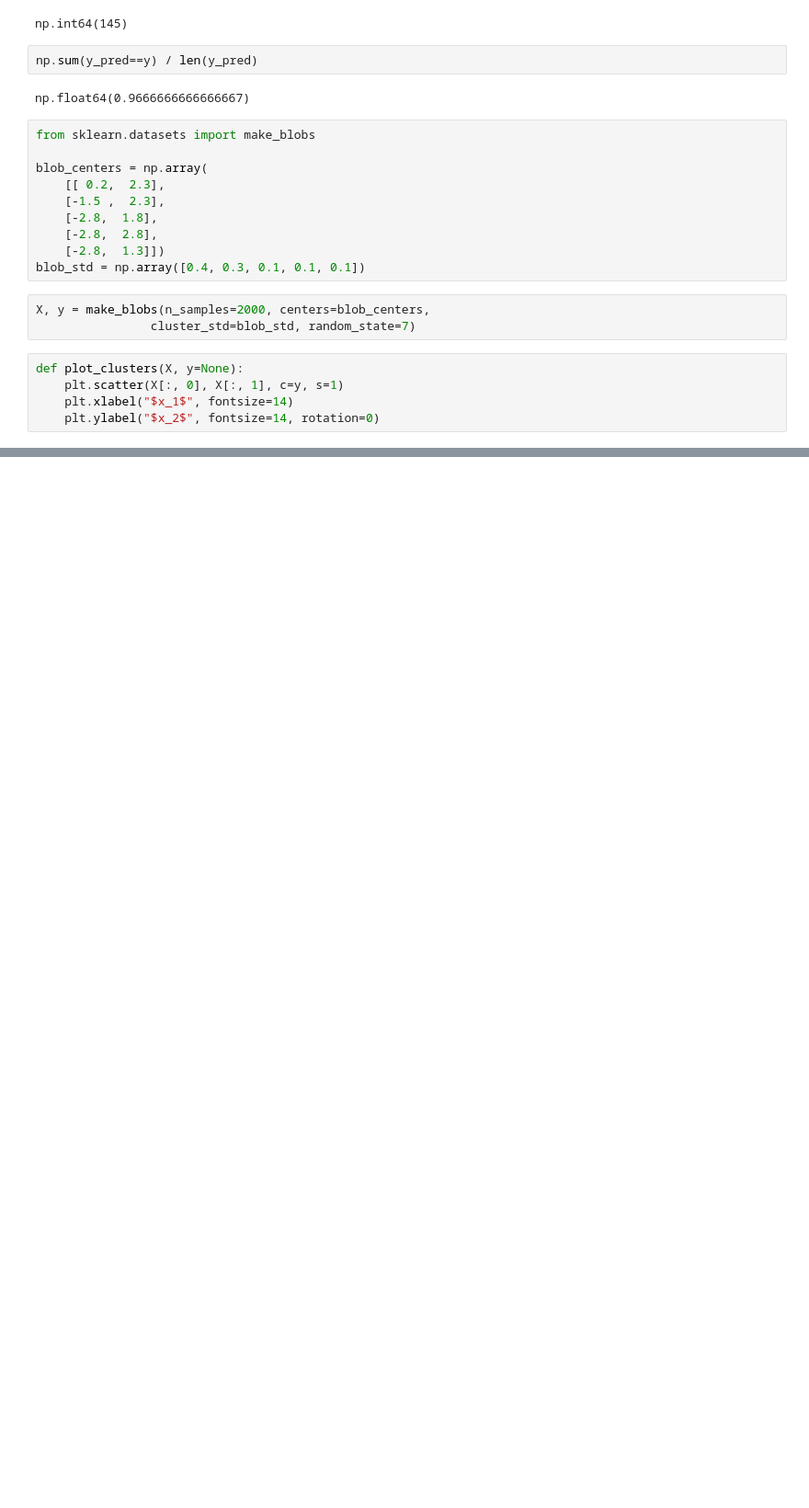
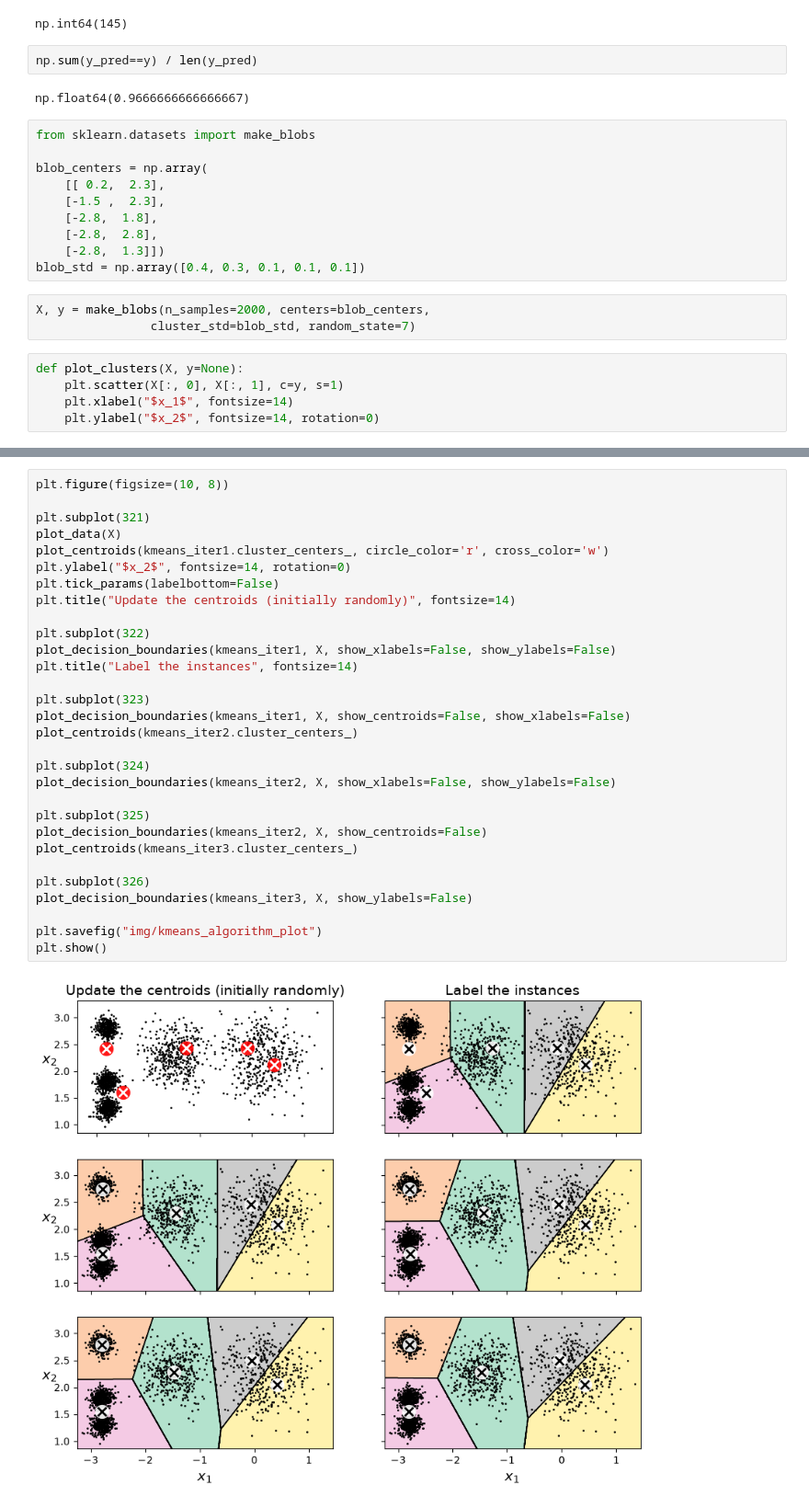
Before and after one commit to vladmurnik/dimensionality_reduction, a Jupyter notebook: UL.ipynb, the cells around one changed output, grey strips where cells are left out. Shown at 92% size. Drawn from its saved outputs; the diff is of its cells as text; blank space fills up the shorter version.

```diff
--- a/UL.ipynb
+++ b/UL.ipynb
@@ -115,0 +225,32 @@ plt.show()
+# %%
+plt.figure(figsize=(10, 8))
+
+plt.subplot(321)
+plot_data(X)
+plot_centroids(kmeans_iter1.cluster_centers_, circle_color='r', cross_color='w')
+plt.ylabel("$x_2$", fontsize=14, rotation=0)
+plt.tick_params(labelbottom=False)
+plt.title("Update the centroids (initially randomly)", fontsize=14)
+
+plt.subplot(322)
+plot_decision_boundaries(kmeans_iter1, X, show_xlabels=False, show_ylabels=False)
+plt.title("Label the instances", fontsize=14)
+
+plt.subplot(323)
+plot_decision_boundaries(kmeans_iter1, X, show_centroids=False, show_xlabels=False)
+plot_centroids(kmeans_iter2.cluster_centers_)
+
+plt.subplot(324)
+plot_decision_boundaries(kmeans_iter2, X, show_xlabels=False, show_ylabels=False)
+
+plt.subplot(325)
+plot_decision_boundaries(kmeans_iter2, X, show_centroids=False)
+plot_centroids(kmeans_iter3.cluster_centers_)
+
+plt.subplot(326)
+plot_decision_boundaries(kmeans_iter3, X, show_ylabels=False)
+
+plt.savefig("img/kmeans_algorithm_plot")
+plt.show()
+# %% [output]
+[figure, added]
```
Also changed, not shown: parts of 36 cells of this notebook, 7 other files.
